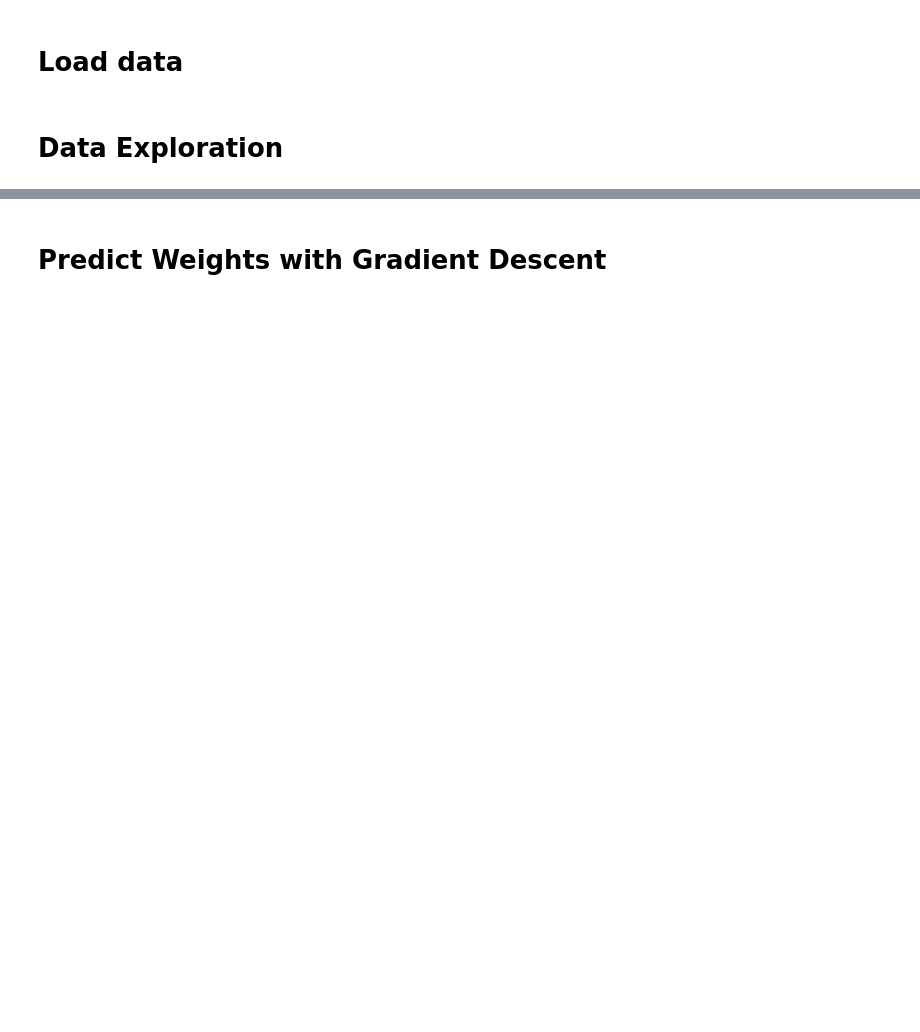
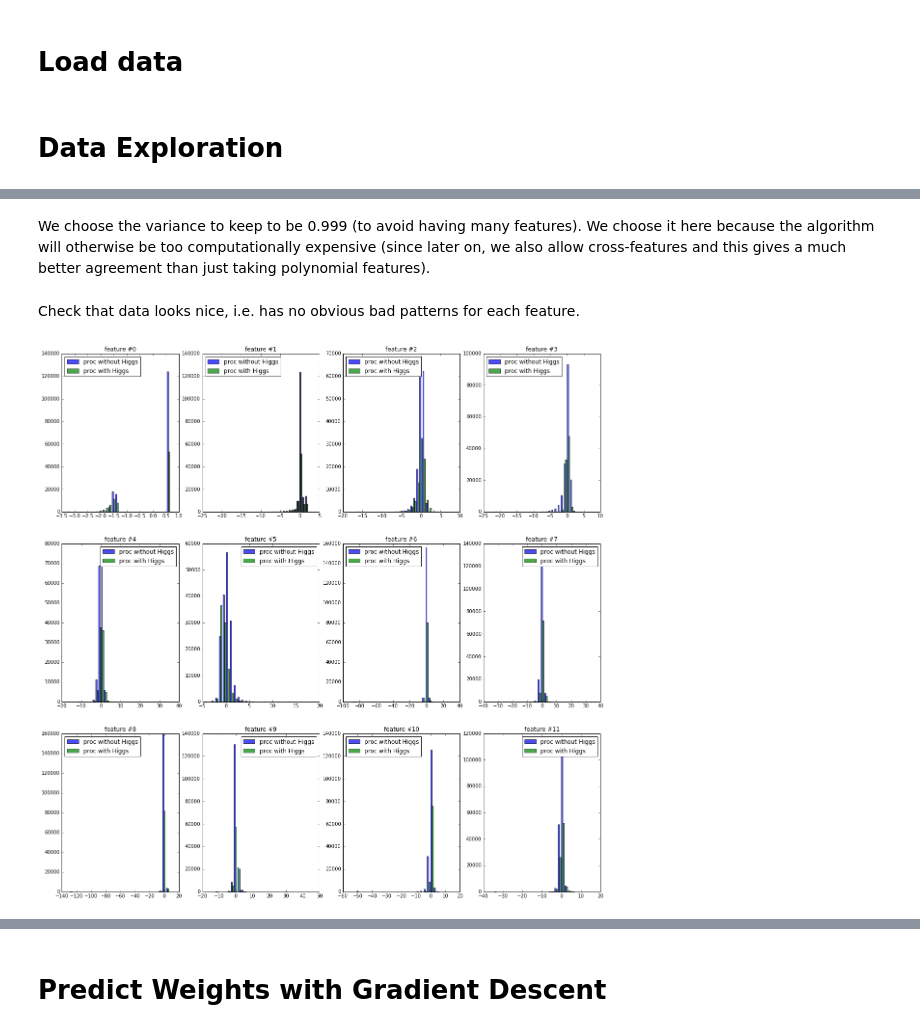
Before and after one commit to maximilianmordig/PCML_Project1, a Jupyter notebook: max/Task.ipynb, the cells around one changed output, grey strips where cells are left out. Saved outputs shown, nothing was run; the diff lists cells and outputs as text; code cells hidden in the pictures; blank space fills up the shorter version.

```diff
--- a/max/Task.ipynb
+++ b/max/Task.ipynb
@@ -251,0 +160,11 @@ IndexError: index out of range
+# %%
+print(x_raw.shape)
+
+for variance in [0.2, 0.4, 0.5, 0.6, 0.7, 0.8, 0.9, 0.99, 0.999, 0.9999, 0.99999, 1]:
+    (tx, mean_x, std_x, toPCABasis_fcn) = clean_data_and_standardize(
+    x_raw, varianceToKeep=variance, toPCABasis_fcn=None, featuresToIgnore=manyNaNsColumns)
+
+    #transf_data, new_base = pca(x_proc, varianceToKeep = variance)
+    #transf_data_raw, new_base_raw = pca(x_raw, varianceToKeep = variance)
+
+    print("{}: proc: {}".format(variance, tx.shape))
@@ -251,0 +185,30 @@ IndexError: index out of range
+# %% [markdown]
+We choose the variance to keep to be 0.999 (to avoid having many features). We choose it here because the algorithm will otherwise be too computationally expensive (since later on, we also allow cross-features and this gives a much better agreement than just taking polynomial features).
+# %%
+(tx, mean_x, std_x, toPCABasis_fcn) = clean_data_and_standardize(
+    x_raw, varianceToKeep=0.9999, toPCABasis_fcn=None, featuresToIgnore=manyNaNsColumns)
+# %% [markdown]
+Check that data looks nice, i.e. has no obvious bad patterns for each feature.
+# %%
+# plot histogram of features
+
+def plotFeatureDistribution(proc_data, filename):
+
+    nbFeatures = proc_data.shape[1]
+    nbCols = 4
+    nbRows = int(np.ceil(nbFeatures / nbCols))
+    f, ax = plt.subplots(nbRows, nbCols, figsize=(20,20))
+    for col_index in range(nbFeatures):
+        ax_spec = ax[col_index // nbCols, col_index % nbCols]
+        ax_spec.hist(
+                [proc_data[prediction==-1, col_index], proc_data[prediction==1, col_index]], label=['proc without Higgs', 'proc with Higgs'], alpha=0.7, bins=30)
+        ax_spec.legend(loc='best')
+        ax_spec.set_title("feature #{}".format(col_index))
+        #break
+    #f.show()
+
+
+#tx[:,0] = np.log(tx[:,0])
+plotFeatureDistribution(tx, 'Images/FeatureDistribution_Processed.pdf')
+# %% [output]
+[figure, added]
```
Also changed, not shown: parts of 66 cells of this notebook, 30 other files.
